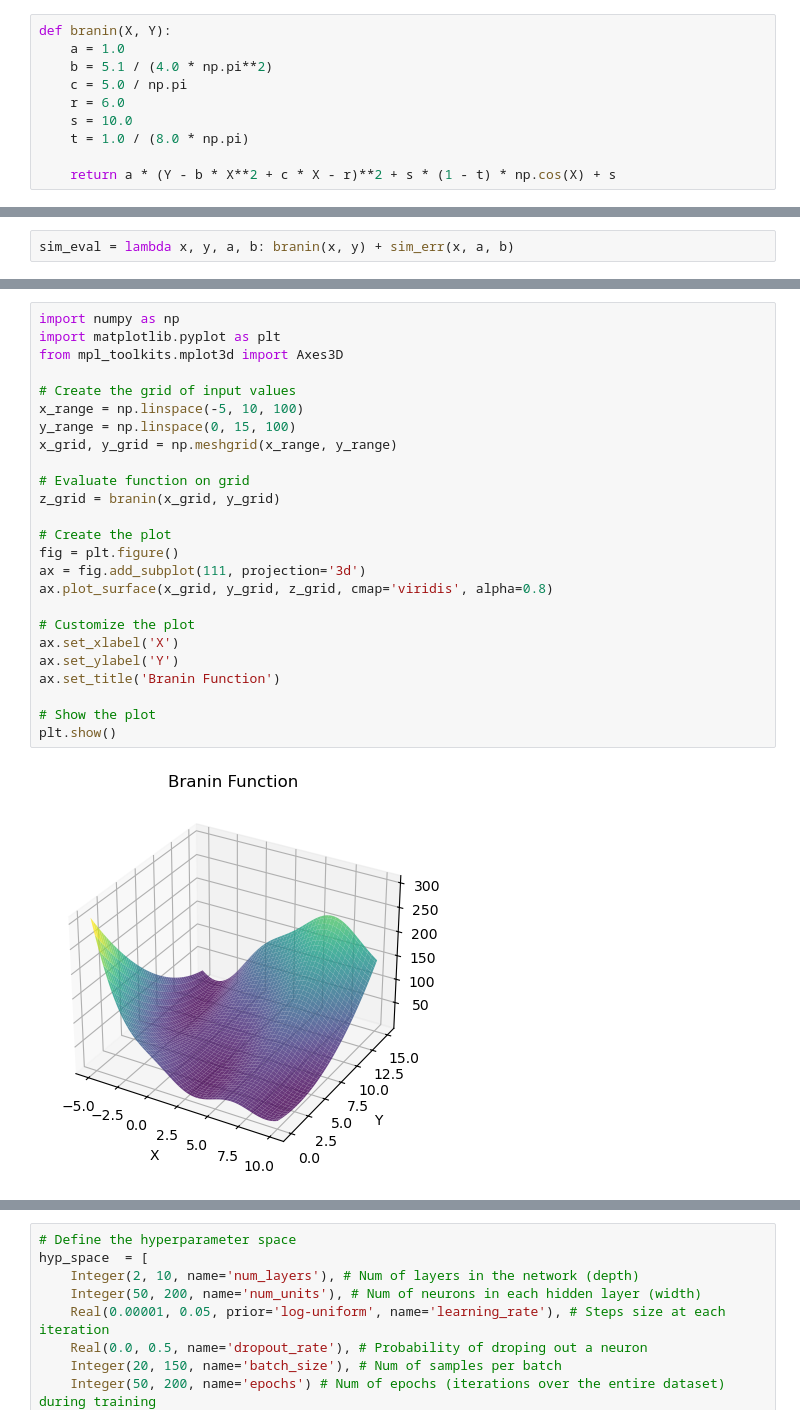
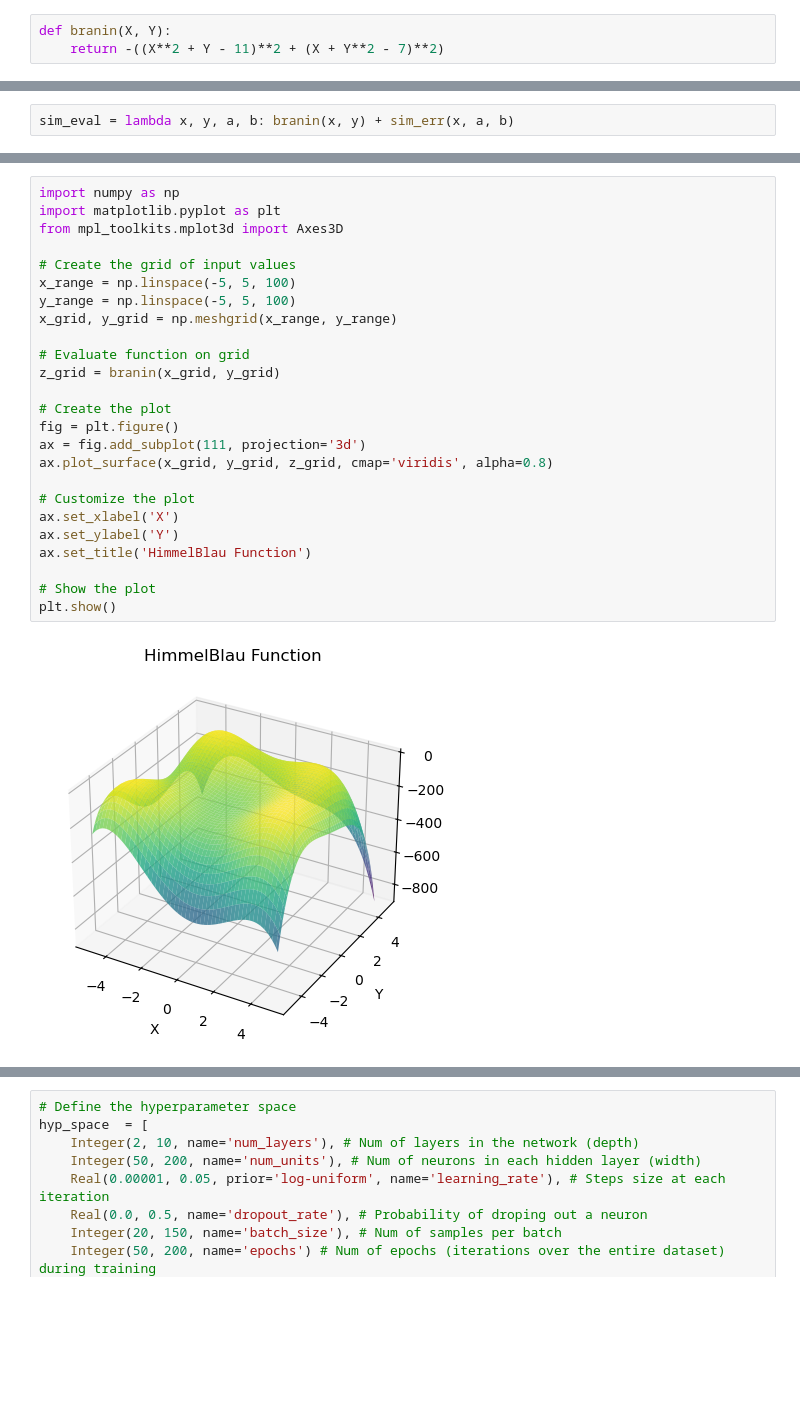
Before and after one commit to ScoutCodes/SMILE, a Jupyter notebook: BayesOpt_Code/BNN_V4.ipynb, the cells around one changed output, grey strips where cells are left out. Drawn from its saved outputs; the diff is of its cells as text; blank space fills up the shorter version.

```diff
--- a/BayesOpt_Code/BNN_V4.ipynb
+++ b/BayesOpt_Code/BNN_V4.ipynb
@@ -16,16 +16,9 @@ from skopt.utils import use_named_args
 from scipy.stats import qmc
 # %% [markdown]
 Neural Network Model for Hyper Parameter Tuning
-# %%
-def branin(X, Y):
-    a = 1.0
-    b = 5.1 / (4.0 * np.pi**2)
-    c = 5.0 / np.pi
-    r = 6.0
-    s = 10.0
-    t = 1.0 / (8.0 * np.pi)
-
-    return a * (Y - b * X**2 + c * X - r)**2 + s * (1 - t) * np.cos(X) + s
+# %%
+def branin(X, Y):
+    return -((X**2 + Y - 11)**2 + (X + Y**2 - 7)**2)
 # %%
 # Random seed
 np.random.seed(1)
@@ -98,30 +91,30 @@ df
 # %%
 import numpy as np
 import matplotlib.pyplot as plt
 from mpl_toolkits.mplot3d import Axes3D
 
 # Create the grid of input values
-x_range = np.linspace(-5, 10, 100)
-y_range = np.linspace(0, 15, 100)
+x_range = np.linspace(-5, 5, 100)
+y_range = np.linspace(-5, 5, 100)
 x_grid, y_grid = np.meshgrid(x_range, y_range)
 
 # Evaluate function on grid
 z_grid = branin(x_grid, y_grid)
 
 # Create the plot
 fig = plt.figure()
 ax = fig.add_subplot(111, projection='3d')
 ax.plot_surface(x_grid, y_grid, z_grid, cmap='viridis', alpha=0.8)
 
 # Customize the plot
 ax.set_xlabel('X')
 ax.set_ylabel('Y')
-ax.set_title('Branin Function')
+ax.set_title('HimmelBlau Function')
 
 # Show the plot
 plt.show()
 # %% [output]
-[figure, old version]
+[figure, new version]
 # %%
 sim_z_grid = sim_eval(x_grid, y_grid, bo.x_opt[0], bo.x_opt[0])
 
```
Also changed, not shown: parts of 14 cells of this notebook, 18 other files.
